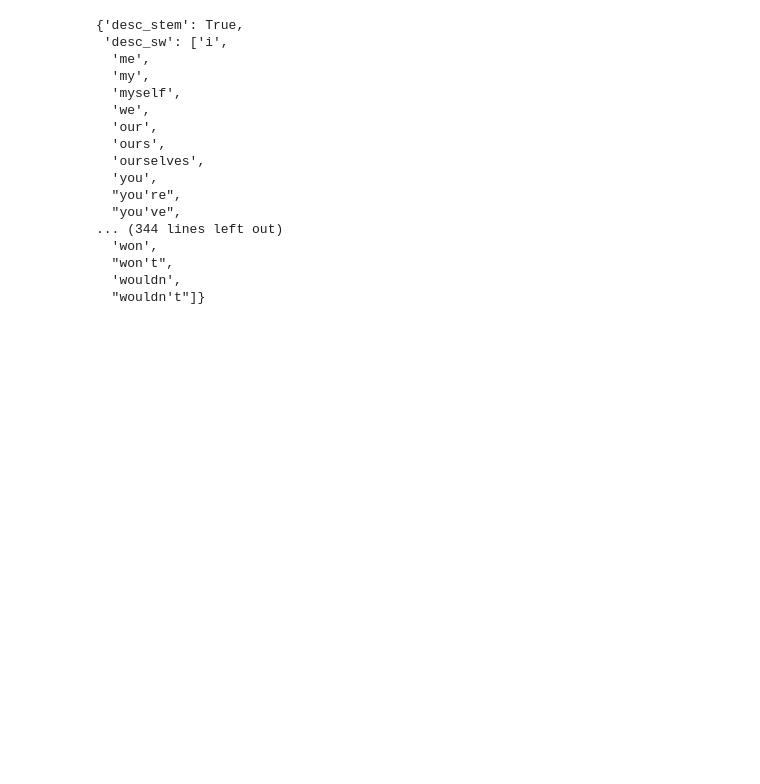
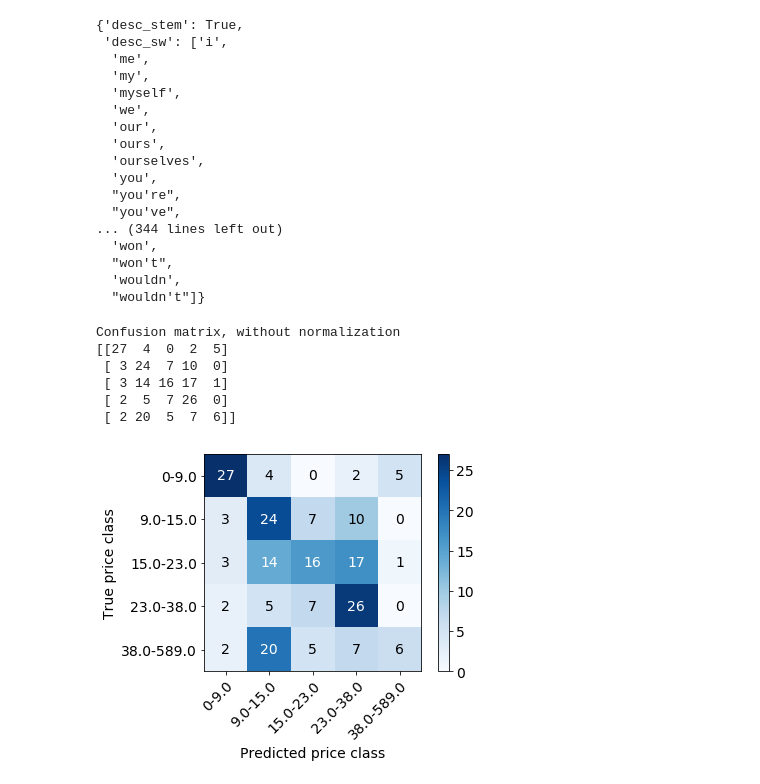
Before and after one commit to danhaus/ml-price-suggestion, a Jupyter notebook: analysis/Mean_Word_Embeddings_Random_Forest/MWE_analysis.ipynb, the cells around one changed output. Cells and saved outputs as stored; diff of their text form; code cells hidden in the pictures; blank space fills up the shorter version.

```diff
--- a/analysis/Mean_Word_Embeddings_Random_Forest/MWE_analysis.ipynb
+++ b/analysis/Mean_Word_Embeddings_Random_Forest/MWE_analysis.ipynb
@@ -16,6 +17,8 @@ X_train = optimisation_result['X_train']
 X_test = optimisation_result['X_test']
 y_train = optimisation_result['y_train']
 y_test = optimisation_result['y_test']
+
+y_pred = clf_best.predict(X_test)
 # %%
 from sklearn.metrics import accuracy_score
 
@@ -57,3 +60,18 @@ optimisation_result['best_NLP_gp']
   "won't",
   'wouldn',
   "wouldn't"]}
+# %%
+class_names = ['0-9.0', '9.0-15.0', '15.0-23.0', '23.0-38.0', '38.0-589.0']
+
+# Plot non-normalized confusion matrix
+ax = analysis.plot_confusion_matrix(y_true=y_test, y_pred=y_pred, classes=class_names)
+fig = ax.figure
+fig.savefig('confusion_matrix_MWE.png', dpi=200, bbox_inches='tight')
+# %% [output]
+Confusion matrix, without normalization
+[[27  4  0  2  5]
+ [ 3 24  7 10  0]
+ [ 3 14 16 17  1]
+ [ 2  5  7 26  0]
+ [ 2 20  5  7  6]]
+[figure, added]
```
Also changed, not shown: parts of 2 cells of this notebook, 6 other files.
